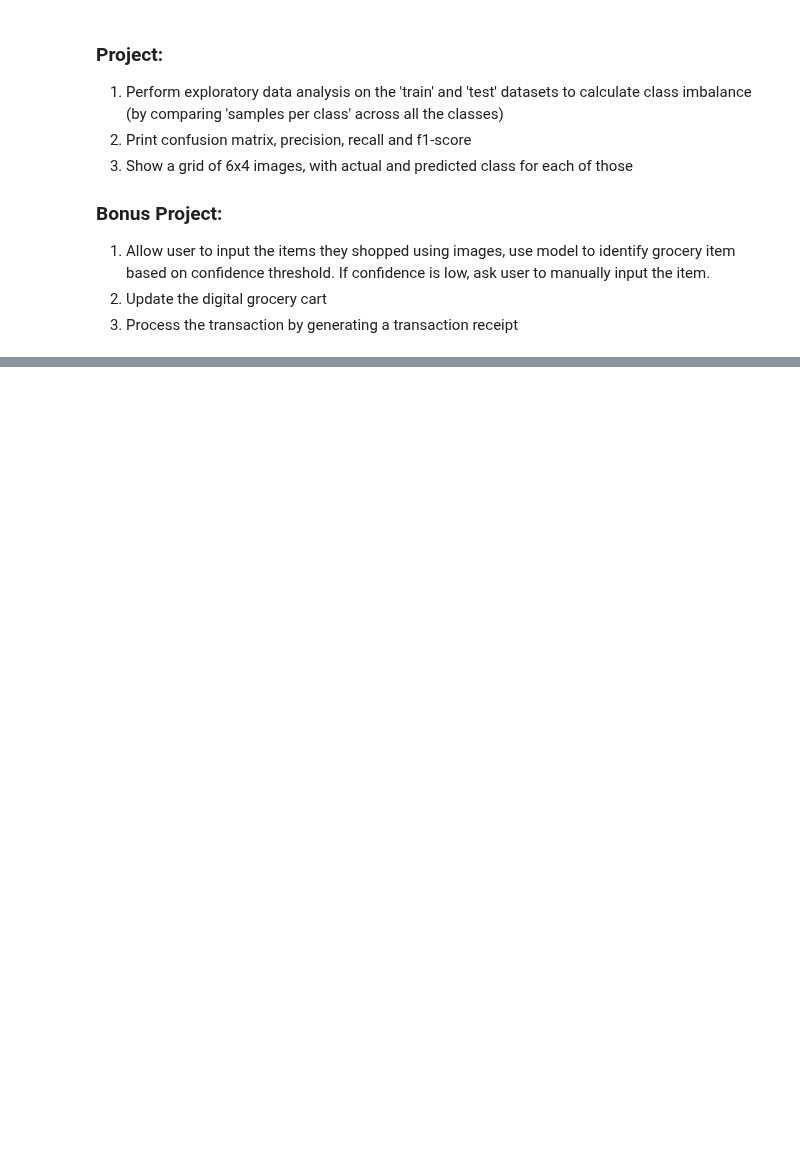
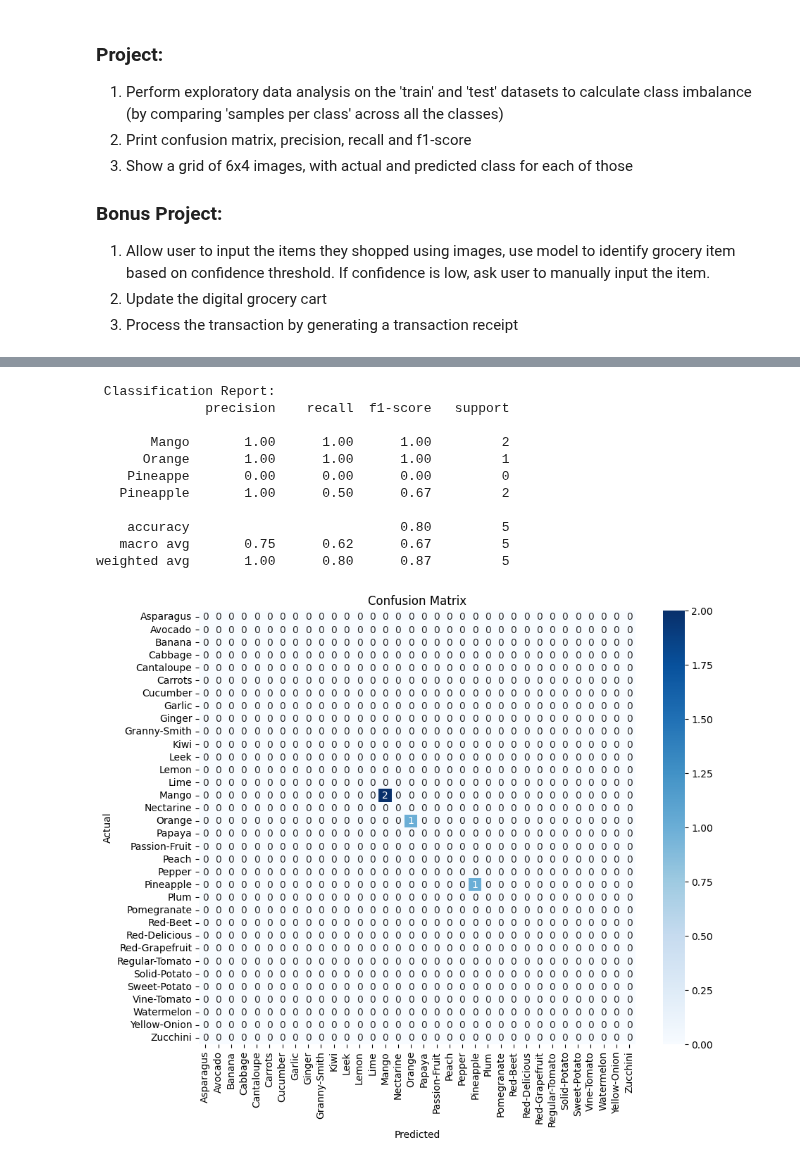
Before and after one commit to oochuru/MLBootCamp25Ochuru, a Jupyter notebook: 9_MLBootcamp_FinalProject.ipynb, the cells around one changed output, grey strips where cells are left out. Drawn from its saved outputs; the diff is of its cells as text; code cells hidden in the pictures; blank space fills up the shorter version.

```diff
--- a/9_MLBootcamp_FinalProject.ipynb
+++ b/9_MLBootcamp_FinalProject.ipynb
@@ -276,0 +369,35 @@ Predicted Class: Pineapple, Confidence: 80.23%
+# %%
+from sklearn.metrics import classification_report, confusion_matrix
+import seaborn as sns
+
+# Run inference to get predictions and targets
+model.eval()
+targets = []
+predictions = []
+
+y_true = ['Mango', 'Pineapple', 'Pineapple', 'Mango', 'Orange']
+y_pred = ['Mango', 'Pineappe', 'Pineapple', 'Mango', 'Orange']
+
+print(" Classification Report:")
+print(classification_report(y_true, y_pred))
+
+cm = confusion_matrix(y_true, y_pred, labels=class_names)
+plt.figure(figsize=(10, 8))
+sns.heatmap(cm, annot=True, xticklabels=class_names, yticklabels=class_names, fmt='d', cmap='Blues')
+plt.xlabel("Predicted")
+plt.ylabel("Actual")
+plt.title("Confusion Matrix")
+plt.show()
+# %% [output]
+ Classification Report:
+              precision    recall  f1-score   support
+
+       Mango       1.00      1.00      1.00         2
+      Orange       1.00      1.00      1.00         1
+    Pineappe       0.00      0.00      0.00         0
+   Pineapple       1.00      0.50      0.67         2
+
+    accuracy                           0.80         5
+   macro avg       0.75      0.62      0.67         5
+weighted avg       1.00      0.80      0.87         5
+[figure, added]
```
Also changed, not shown: parts of 8 cells of this notebook.
